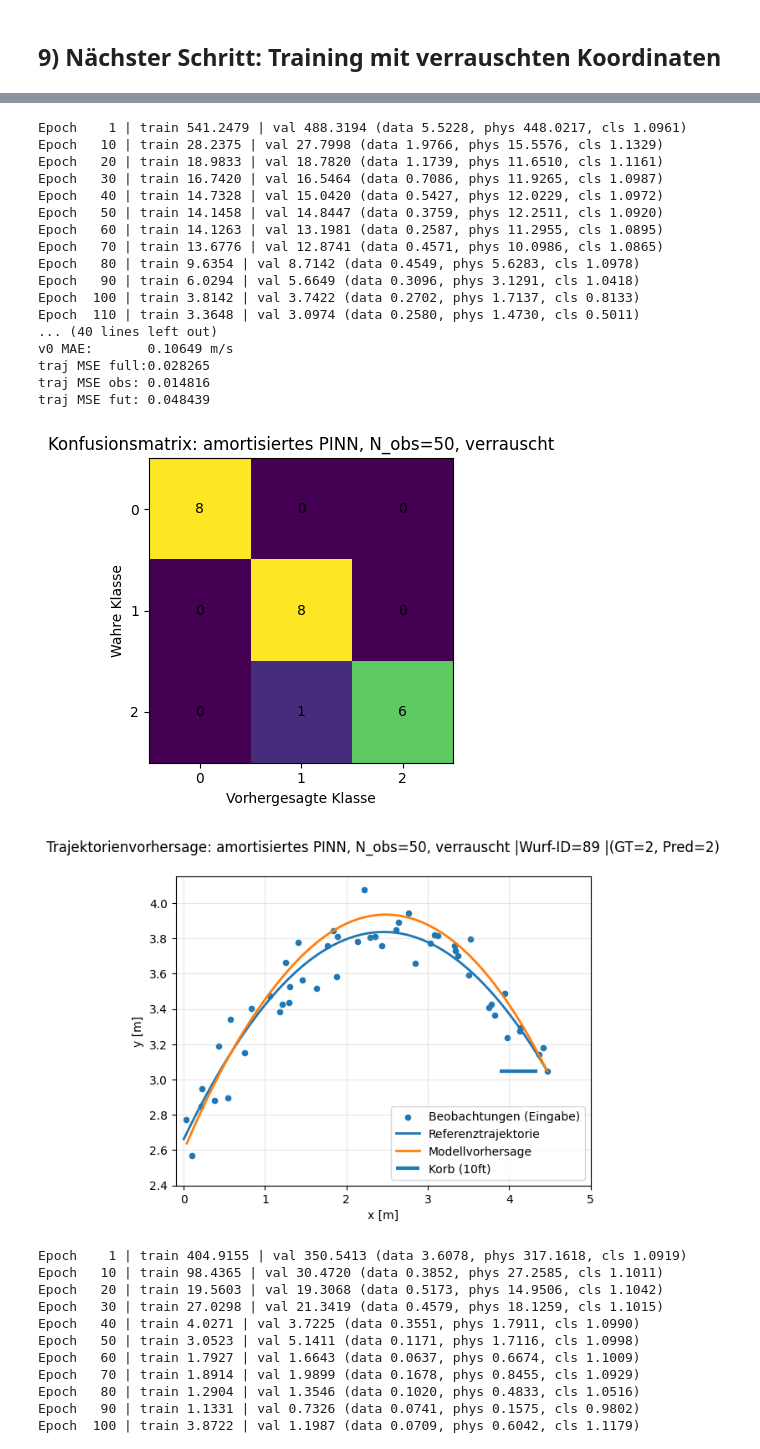
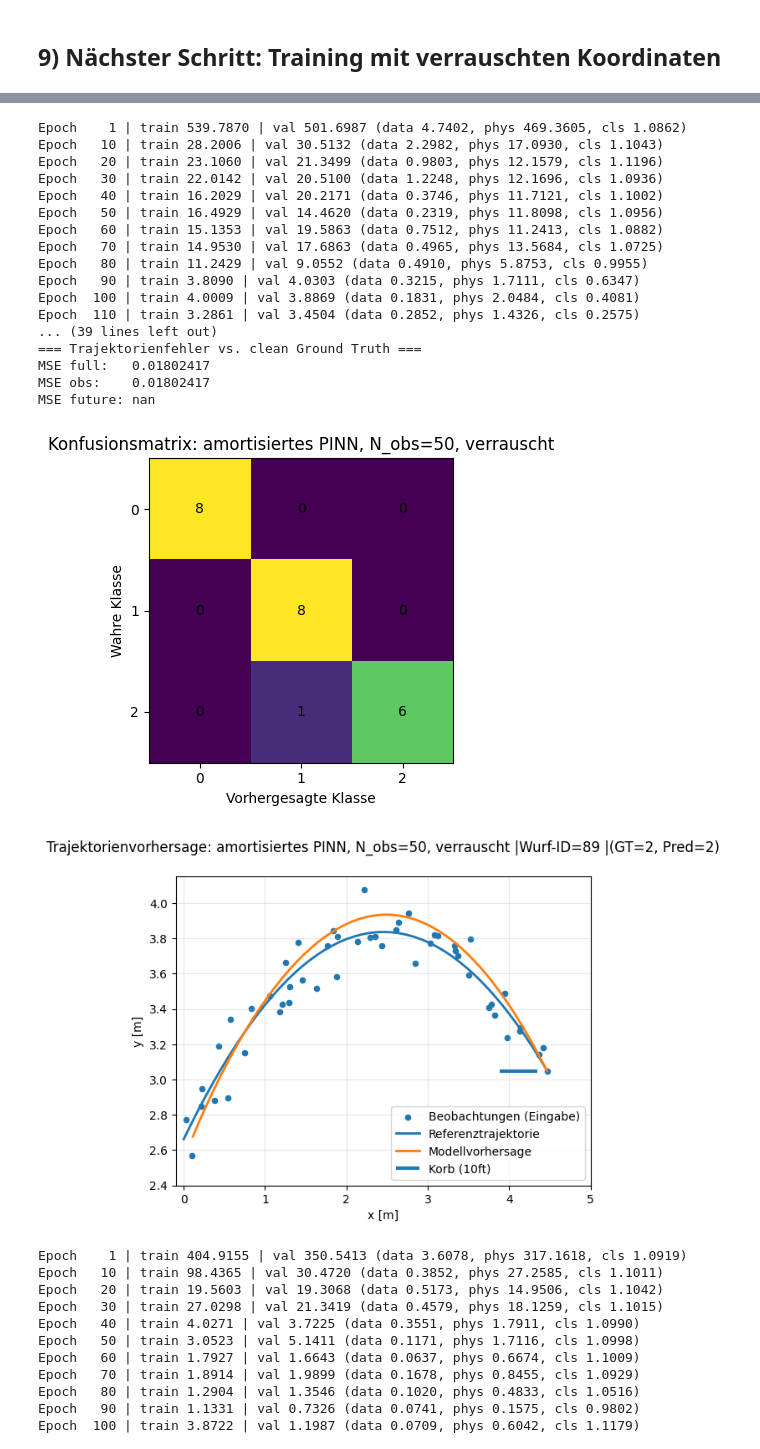
Before and after one commit to lucaa-smn/BA-Thesis, a Jupyter notebook: AmortizedPINN.ipynb, the cells around one changed output, grey strips where cells are left out. Saved outputs shown, nothing was run; the diff lists cells and outputs as text; code cells hidden in the pictures.

```diff
--- a/AmortizedPINN.ipynb
+++ b/AmortizedPINN.ipynb
@@ -1076,51 +1184,54 @@ test_loader_noisy = DataLoader(
 
 model_noisy_50 = AmortizedPINNClassifier(num_classes=int(df["label"].nunique())).to(
     device
 )
 
 history_noisy = train_model(
     model_noisy_50,
     train_loader_noisy,
     val_loader_noisy,
     epochs=800,
     lr=2e-3,
     patience=50,
     n_col=64,
     w_data=5.0,
     w_phys=1.0,
     w_ic=10.0,
     w_cls=0.01,
 )
 
 evaluate(
     test_loader_noisy,
     model_noisy_50,
     titel="Konfusionsmatrix: amortisiertes PINN, N_obs=50, verrauscht",
 )
 
+evaluate_trajectory_mse_vs_clean_gt(
+    test_loader_noisy, ds_clean=test_ds_clean, model=model_noisy_50, n_obs=50
+)
 demo_reconstruction_noisy_vs_clean(
     model_noisy_50, test_ds_noisy, test_ds_clean, n_obs=50, idx=14
 )
 # %% [output]
-Epoch    1 | train 541.2479 | val 488.3194 (data 5.5228, phys 448.0217, cls 1.0961)
-Epoch   10 | train 28.2375 | val 27.7998 (data 1.9766, phys 15.5576, cls 1.1329)
-Epoch   20 | train 18.9833 | val 18.7820 (data 1.1739, phys 11.6510, cls 1.1161)
-Epoch   30 | train 16.7420 | val 16.5464 (data 0.7086, phys 11.9265, cls 1.0987)
-Epoch   40 | train 14.7328 | val 15.0420 (data 0.5427, phys 12.0229, cls 1.0972)
-Epoch   50 | train 14.1458 | val 14.8447 (data 0.3759, phys 12.2511, cls 1.0920)
-Epoch   60 | train 14.1263 | val 13.1981 (data 0.2587, phys 11.2955, cls 1.0895)
-Epoch   70 | train 13.6776 | val 12.8741 (data 0.4571, phys 10.0986, cls 1.0865)
-Epoch   80 | train 9.6354 | val 8.7142 (data 0.4549, phys 5.6283, cls 1.0978)
-Epoch   90 | train 6.0294 | val 5.6649 (data 0.3096, phys 3.1291, cls 1.0418)
-Epoch  100 | train 3.8142 | val 3.7422 (data 0.2702, phys 1.7137, cls 0.8133)
-Epoch  110 | train 3.3648 | val 3.0974 (data 0.2580, phys 1.4730, cls 0.5011)
-... (40 lines left out)
-v0 MAE:       0.10649 m/s
-traj MSE full:0.028265
-traj MSE obs: 0.014816
-traj MSE fut: 0.048439
+Epoch    1 | train 539.7870 | val 501.6987 (data 4.7402, phys 469.3605, cls 1.0862)
+Epoch   10 | train 28.2006 | val 30.5132 (data 2.2982, phys 17.0930, cls 1.1043)
+Epoch   20 | train 23.1060 | val 21.3499 (data 0.9803, phys 12.1579, cls 1.1196)
+Epoch   30 | train 22.0142 | val 20.5100 (data 1.2248, phys 12.1696, cls 1.0936)
+Epoch   40 | train 16.2029 | val 20.2171 (data 0.3746, phys 11.7121, cls 1.1002)
+Epoch   50 | train 16.4929 | val 14.4620 (data 0.2319, phys 11.8098, cls 1.0956)
+Epoch   60 | train 15.1353 | val 19.5863 (data 0.7512, phys 11.2413, cls 1.0882)
+Epoch   70 | train 14.9530 | val 17.6863 (data 0.4965, phys 13.5684, cls 1.0725)
+Epoch   80 | train 11.2429 | val 9.0552 (data 0.4910, phys 5.8753, cls 0.9955)
+Epoch   90 | train 3.8090 | val 4.0303 (data 0.3215, phys 1.7111, cls 0.6347)
+Epoch  100 | train 4.0009 | val 3.8869 (data 0.1831, phys 2.0484, cls 0.4081)
+Epoch  110 | train 3.2861 | val 3.4504 (data 0.2852, phys 1.4326, cls 0.2575)
+... (39 lines left out)
+=== Trajektorienfehler vs. clean Ground Truth ===
+MSE full:   0.01802417
+MSE obs:    0.01802417
+MSE future: nan
 [figure]
-[figure, old version]
+[figure, new version]
 # %%
 train_ds_noisy = FreeThrowDataset(df, train_ids, n_obs=20, use_noisy=True)
 val_ds_noisy = FreeThrowDataset(df, val_ids, n_obs=20, use_noisy=True)
```
Also changed, not shown: parts of 3 cells of this notebook, 1 other file.
